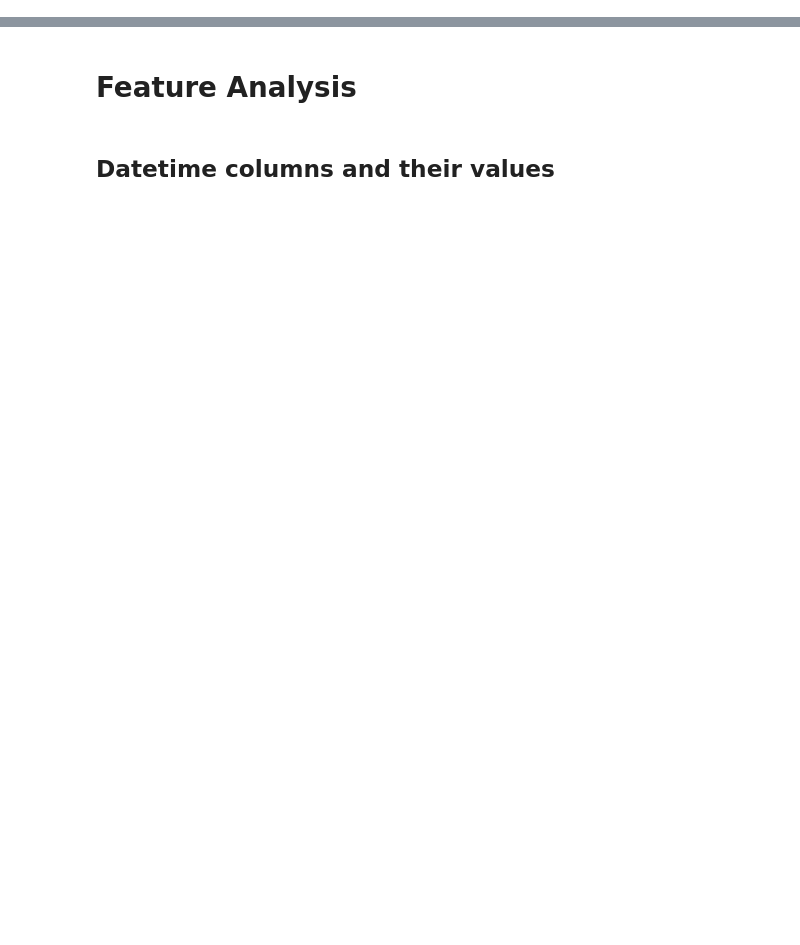
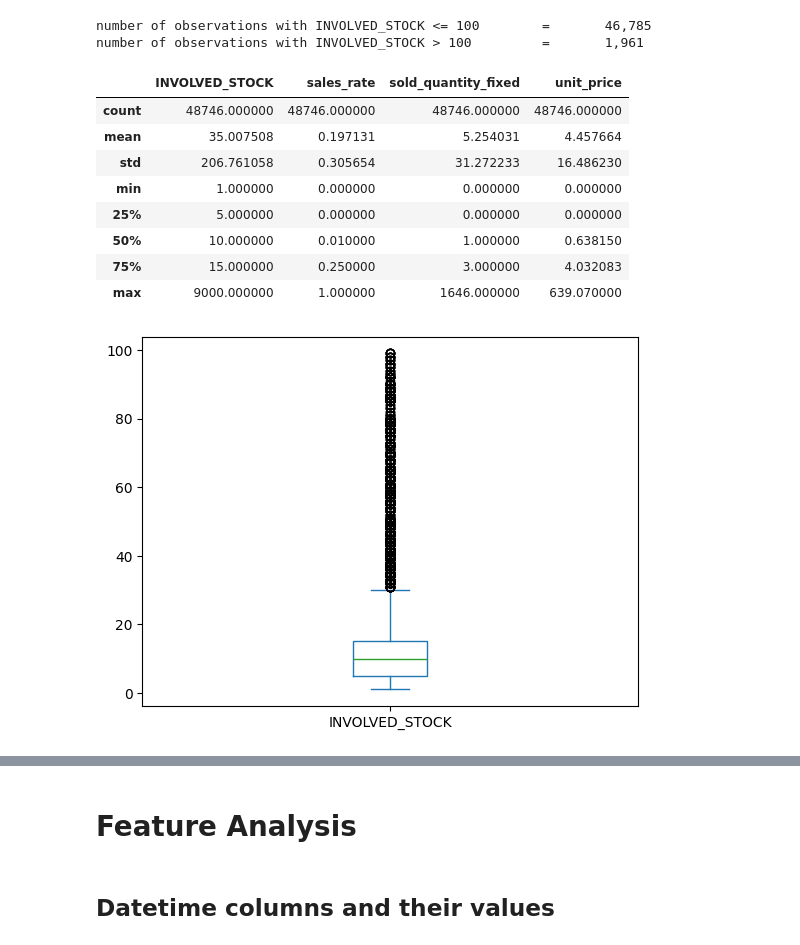
Before and after one commit to rafands/Meli_Tech_Challenge, a Jupyter notebook: EDA_ofertas_relampago.ipynb, the cells around one changed output, grey strips where cells are left out. Drawn from its saved outputs; the diff is of its cells as text; code cells hidden in the pictures; blank space fills up the shorter version.

```diff
--- a/EDA_ofertas_relampago.ipynb
+++ b/EDA_ofertas_relampago.ipynb
@@ -10,3 +10,9 @@ import numpy as np
 #import datetime as dt
 import matplotlib.pyplot as plt
 import seaborn as sns
+
+# -- -- -- -- -- -- -- -- -- -- -- -- -- -- -- -- -- -- -- -- -- -- -- --
+pd.set_option("display.max_rows", 100)
+pd.set_option("display.expand_frame_repr", True)
+pd.set_option('display.width', 1000)
+pd.set_option("display.max_colwidth", 100)
@@ -154,0 +383,13 @@ We will treat each datatype separately and understand if there are 'strange' val
+# %%
+# We will create a copy of the df with the columns we are interested in and fill na temporarily with an arbitrary value (string 'NA')
+df_origin_temp = df[['ORIGIN','INVOLVED_STOCK','sales_rate','sold_quantity_fixed', 'unit_price']].copy()
+df_origin_temp['ORIGIN'].fillna('NA', inplace=True)
+
+print_header('WHOLE DATASET')
+print(df_origin_temp.describe())
+
+print_header("ORIGIN='A' DATASET")
+print(df_origin_temp[df_origin_temp['ORIGIN']=='A'].describe())
+
+print_header("ORIGIN='NA' DATASET")
+print(df_origin_temp[df_origin_temp['ORIGIN']=='NA'].describe())
@@ -154,0 +436,26 @@ We will treat each datatype separately and understand if there are 'strange' val
+# %%
+threshold = 100
+var = 'INVOLVED_STOCK'
+
+
+print(f'number of observations with {var} <= {threshold}\t = \t {df_origin_temp[df_origin_temp[var]<=threshold][var].count():,}')
+
+print(f'number of observations with {var} > {threshold}\t = \t {df_origin_temp[df_origin_temp[var]>threshold][var].count():,}')
+
+
+df_origin_temp[df_origin_temp[var]<threshold][var].plot(kind='box')
+
+df_origin_temp.describe()
+# %% [output]
+number of observations with INVOLVED_STOCK <= 100        =       46,785
+number of observations with INVOLVED_STOCK > 100         =       1,961
+|  | INVOLVED_STOCK | sales_rate | sold_quantity_fixed | unit_price |
+| count | 48746.000000 | 48746.000000 | 48746.000000 | 48746.000000 |
+| mean | 35.007508 | 0.197131 | 5.254031 | 4.457664 |
+| std | 206.761058 | 0.305654 | 31.272233 | 16.486230 |
+| min | 1.000000 | 0.000000 | 0.000000 | 0.000000 |
+| 25% | 5.000000 | 0.000000 | 0.000000 | 0.000000 |
+| 50% | 10.000000 | 0.010000 | 1.000000 | 0.638150 |
+| 75% | 15.000000 | 0.250000 | 3.000000 | 4.032083 |
+| max | 9000.000000 | 1.000000 | 1646.000000 | 639.070000 |
+[figure, added]
```
Also changed, not shown: parts of 42 cells of this notebook, 2 other files.
